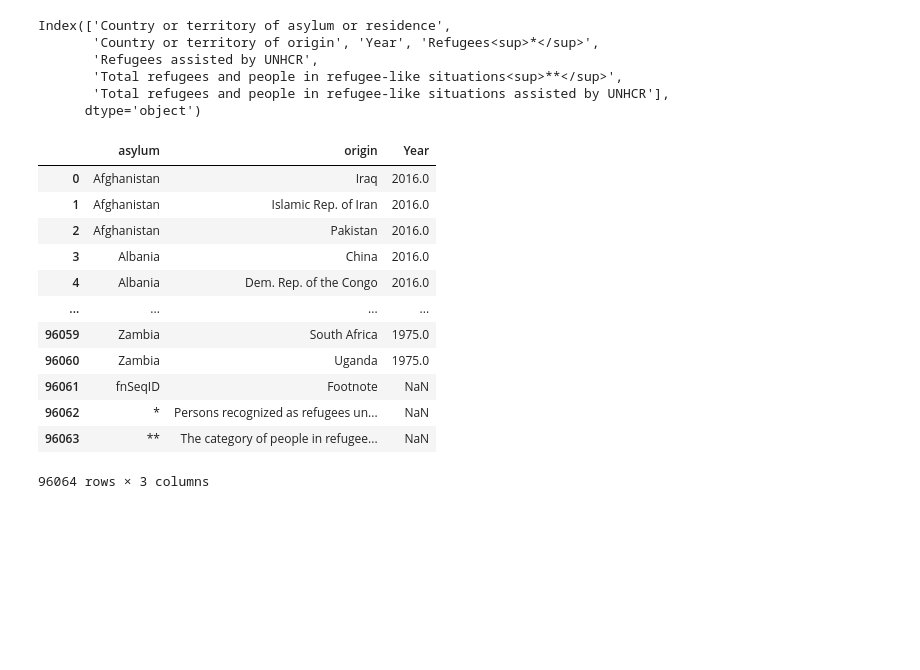
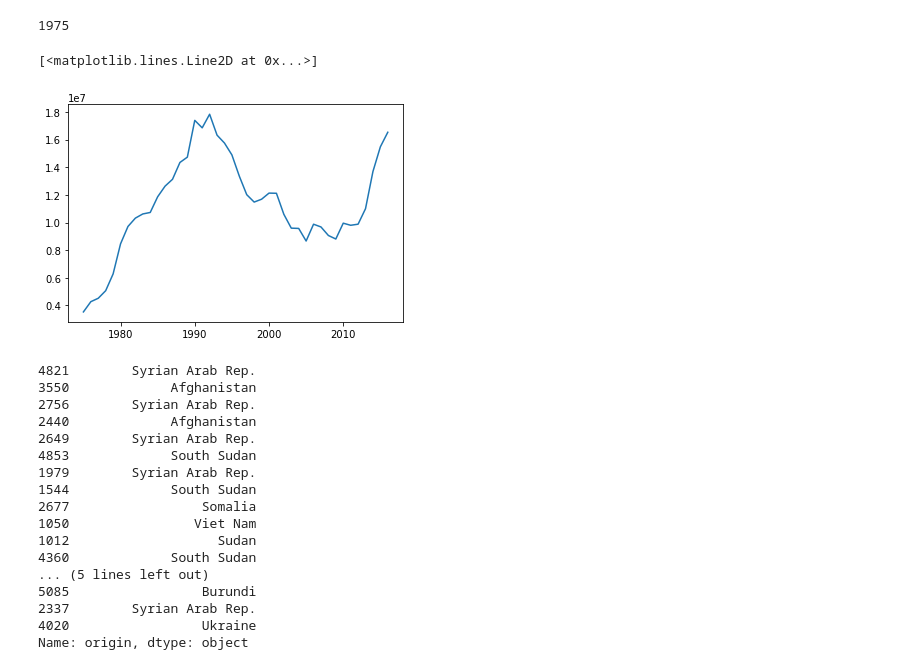
Before and after one commit to nss-data-science-cohort-5/un_exploration-ripplesphere, a Jupyter notebook: notebooks/UN_Data_Refugess.ipynb, the cells around one changed output. Cells and saved outputs as stored; diff of their text form; code cells hidden in the pictures; blank space fills up the shorter version.

Commit message:
Created first refugee plots

```diff
--- a/notebooks/UN_Data_Refugess.ipynb
+++ b/notebooks/UN_Data_Refugess.ipynb
@@ -6,33 +6,39 @@ import seaborn as sns
 
 %matplotlib inline
 # %%
-refugees_df = pd.read_csv("../data/UNdata_refugees.csv")
+refugees_df = pd.read_csv("../data/UNdata_refugees.csv", skipfooter=3, engine='python')
-# %%
-refugees_df.columns
-# %% [output]
-Index(['Country or territory of asylum or residence',
-       'Country or territory of origin', 'Year', 'Refugees<sup>*</sup>',
-       'Refugees assisted by UNHCR',
-       'Total refugees and people in refugee-like situations<sup>**</sup>',
-       'Total refugees and people in refugee-like situations assisted by UNHCR'],
-      dtype='object')
+# %%
+refugees_df["Year"].min()
+# %% [output]
+1975
 # %%
-ref_df = refugees_df[["Country or territory of asylum or residence", "Country or territory of origin", "Year"]]
+ref_df = refugees_df[["Country or territory of asylum or residence", "Country or territory of origin",
+                      "Year", "Refugees<sup>*</sup>"]]
 ref_df = ref_df.rename({"Country or territory of asylum or residence": "asylum",
-                        "Country or territory of origin": "origin"}, axis="columns")
+                        "Country or territory of origin": "origin", "Refugees<sup>*</sup>": "refugees"}, axis="columns")
+ref_df["Year"] = ref_df["Year"].astype(int)
-# %%
-ref_df
-# %% [output]
-|  | asylum | origin | Year |
-| 0 | Afghanistan | Iraq | 2016.0 |
-| 1 | Afghanistan | Islamic Rep. of Iran | 2016.0 |
-| 2 | Afghanistan | Pakistan | 2016.0 |
-| 3 | Albania | China | 2016.0 |
-| 4 | Albania | Dem. Rep. of the Congo | 2016.0 |
-| ... | ... | ... | ... |
-| 96059 | Zambia | South Africa | 1975.0 |
-| 96060 | Zambia | Uganda | 1975.0 |
-| 96061 | fnSeqID | Footnote | NaN |
-| 96062 | * | Persons recognized as refugees un... | NaN |
-| 96063 | ** | The category of people in refugee... | NaN |
-96064 rows × 3 columns
+# %%
+plt.plot(ref_df.groupby("Year").sum())
+# %% [output]
+[<matplotlib.lines.Line2D at 0x...>]
+[figure, added]
+# %%
+ref_df[ref_df["Year"] == 2016].sort_values("refugees", ascending=False).head(20)["origin"]
+# %% [output]
+4821        Syrian Arab Rep.
+3550             Afghanistan
+2756        Syrian Arab Rep.
+2440             Afghanistan
+2649        Syrian Arab Rep.
+4853             South Sudan
+1979        Syrian Arab Rep.
+1544             South Sudan
+2677                 Somalia
+1050                Viet Nam
+1012                   Sudan
+4360             South Sudan
+... (5 lines left out)
+5085                 Burundi
+2337        Syrian Arab Rep.
+4020                 Ukraine
+Name: origin, dtype: object
```
Also changed, not shown: parts of 2 cells of this notebook.
